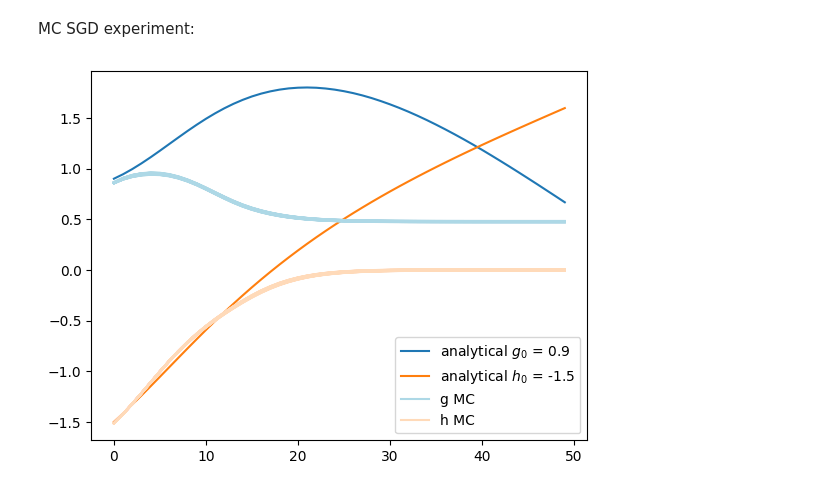
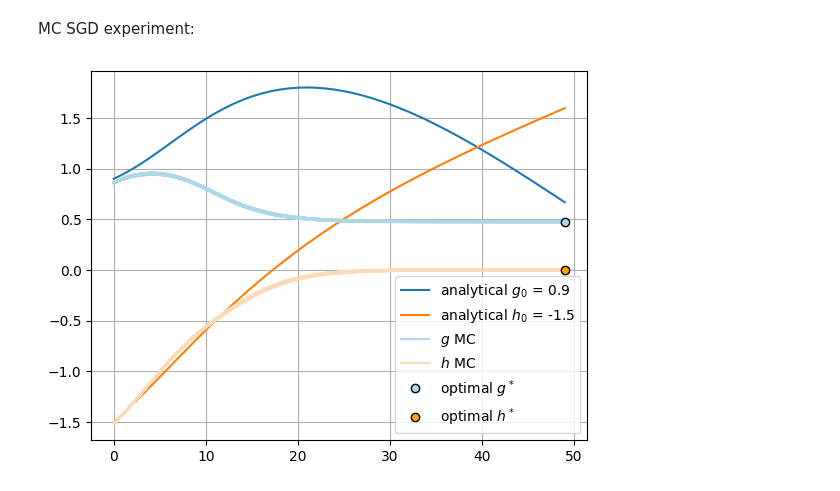
Before and after one commit to BandGapAI/gan-1d-least-squares, a Jupyter notebook: numerical_simulation.ipynb, the cells around one changed output. Drawn from its saved outputs; the diff is of its cells as text; code cells hidden in the pictures.

```diff
--- a/numerical_simulation.ipynb
+++ b/numerical_simulation.ipynb
@@ -132,3 +134,21 @@ def run_SGD_batch(config_gan, config_sgd, n_runs=100, n_samples=10_000):
+# %%
+def plot_comparison(config_gan, config_sgd, g_paths, h_paths, fname_analytical, fname_output):
+    analytical = load_analytical(fname_analytical, 'Theta')
+    fig, _ = plt.subplots()
+    plt.grid(True)
+    plt.plot(analytical, label=['analytical $g_0$ = 0.9', 'analytical $h_0$ = -1.5'])
+    plt.plot(np.array(g_paths).transpose(), color='lightblue')
+    plt.plot([], [], label='$g$ MC', color='lightblue')
+    plt.plot(np.array(h_paths).transpose(), color='peachpuff')
+    plt.plot([], [], label='$h$ MC', color='peachpuff')
+    n_steps = config_sgd['n_steps'] - 1
+    plt.plot(n_steps, 1.0/config_gan["c"], marker='o', linestyle='None',
+             label='optimal $g^*$', color='lightblue', markeredgecolor='black')
+    plt.plot(n_steps, 0, marker='o', linestyle='None',
+             label='optimal $h^*$', color='orange', markeredgecolor='black')
+    plt.legend()
+    fig.savefig(fname_output, format='pdf')
+    plt.show()
 # %% [markdown]
 ### Test case implementation
 Configuration:
@@ -153,21 +173,12 @@ MC SGD experiment:
 g_paths, h_paths = run_SGD_batch(config_gan=config_gan, config_sgd=config_sgd, n_runs=50)
 # %%
 savemat('content/python_gh_test_case_c_2.1_g_0.9_h_-1.5.mat', {'g_paths': g_paths, 'h_paths': h_paths})
-# %%
-def plot_comparison(g_paths, h_paths, fname_analytical, fname_output, g_optimal, h_optimal):
-    analytical = load_analytical(fname_analytical, 'Theta')
-    fig, _ = plt.subplots()
-    plt.plot(analytical, label=['analytical $g_0$ = 0.9', 'analytical $h_0$ = -1.5'])
-    plt.plot(np.array(g_paths).transpose(), color='lightblue')
-    plt.plot([], [], label='g MC', color='lightblue')
-    plt.plot(np.array(h_paths).transpose(), color='peachpuff')
-    plt.plot([], [], label='h MC', color='peachpuff')
-    plt.legend()
-    fig.savefig(fname_output, format='pdf')
-    plt.show()
 # %%
-plot_comparison(g_paths=g_paths, h_paths=h_paths,
+plot_comparison(config_gan=config_gan,
+                config_sgd=config_sgd,
+                g_paths=g_paths,
+                h_paths=h_paths,
                 fname_analytical='content/gh_test_case_c2_1_g0_9_h1_5.mat',
                 fname_output='content/gh_test_case_c2_1_g0_9_h1_5.pdf')
 # %% [output]
-[figure, old version]
+[figure, new version]
```
Also changed, not shown: parts of 1 cell of this notebook, 1 other file.
